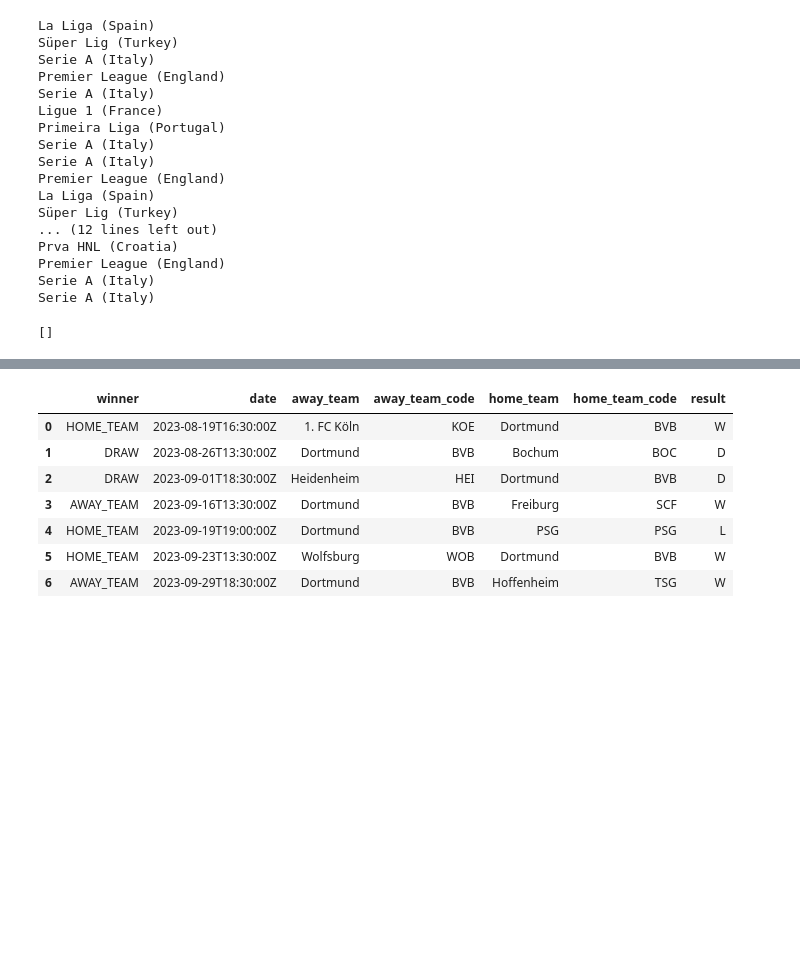
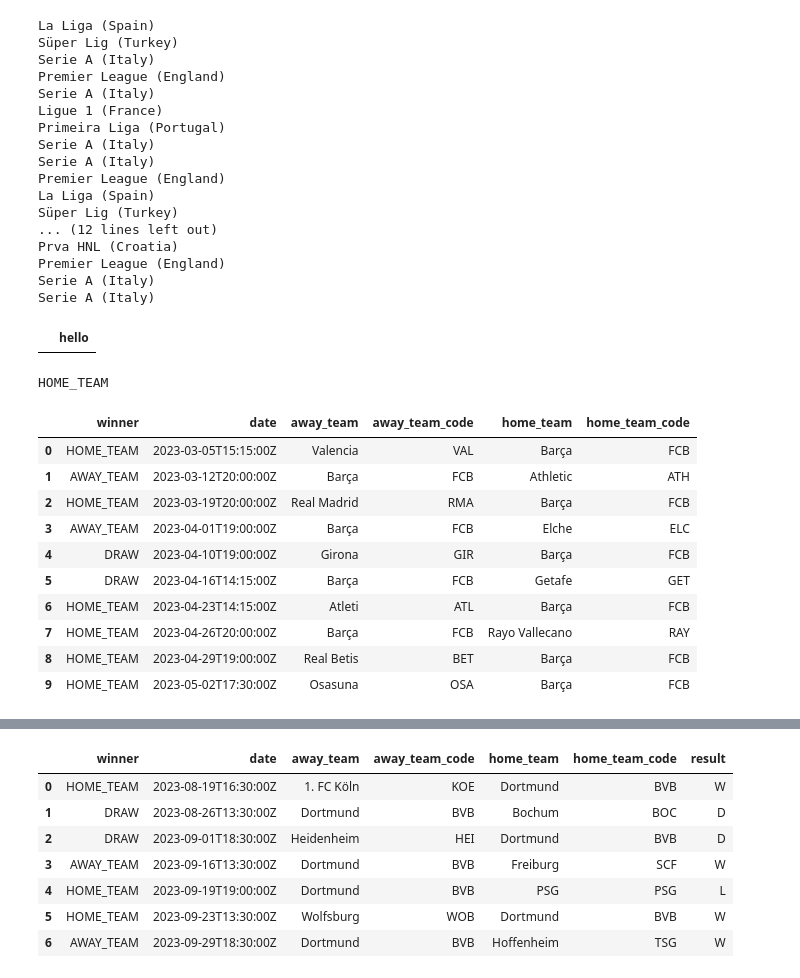
Before and after one commit to GuillermoIzquierdo/NimbusAcademyProject, a Jupyter notebook: Notebooks/football_api.ipynb, the cells around one changed output, grey strips where cells are left out. Drawn from its saved outputs; the diff is of its cells as text; code cells hidden in the pictures; blank space fills up the shorter version.

Commit message:
get metrics works, now working on get historical

```diff
--- a/Notebooks/football_api.ipynb
+++ b/Notebooks/football_api.ipynb
@@ -466,13 +642,3 @@ Prva HNL (Croatia)
 Premier League (England)
 Serie A (Italy)
 Serie A (Italy)
-# %%
-team_data = []
-for team in r['teams']:
-    name = team['name']
-    if name in token_teams:
-        team_data.append(team)
-
-team_data
-# %% [output]
-[]
@@ -478,0 +678,4 @@ team_data
+# %%
+pd.DataFrame(columns=['hello'])
+# %% [output]
+|  | hello |
@@ -478,0 +736,15 @@ team_data
+# %%
+get_historical_data(team_ids_dict)
+# %% [output]
+HOME_TEAM
+|  | winner | date | away_team | away_team_code | home_team | home_team_code |
+| 0 | HOME_TEAM | 2023-03-05T15:15:00Z | Valencia | VAL | Barça | FCB |
+| 1 | AWAY_TEAM | 2023-03-12T20:00:00Z | Barça | FCB | Athletic | ATH |
+| 2 | HOME_TEAM | 2023-03-19T20:00:00Z | Real Madrid | RMA | Barça | FCB |
+| 3 | AWAY_TEAM | 2023-04-01T19:00:00Z | Barça | FCB | Elche | ELC |
+| 4 | DRAW | 2023-04-10T19:00:00Z | Girona | GIR | Barça | FCB |
+| 5 | DRAW | 2023-04-16T14:15:00Z | Barça | FCB | Getafe | GET |
+| 6 | HOME_TEAM | 2023-04-23T14:15:00Z | Atleti | ATL | Barça | FCB |
+| 7 | HOME_TEAM | 2023-04-26T20:00:00Z | Barça | FCB | Rayo Vallecano | RAY |
+| 8 | HOME_TEAM | 2023-04-29T19:00:00Z | Real Betis | BET | Barça | FCB |
+| 9 | HOME_TEAM | 2023-05-02T17:30:00Z | Osasuna | OSA | Barça | FCB |
```
Also changed, not shown: parts of 17 cells of this notebook, 7 other files.
